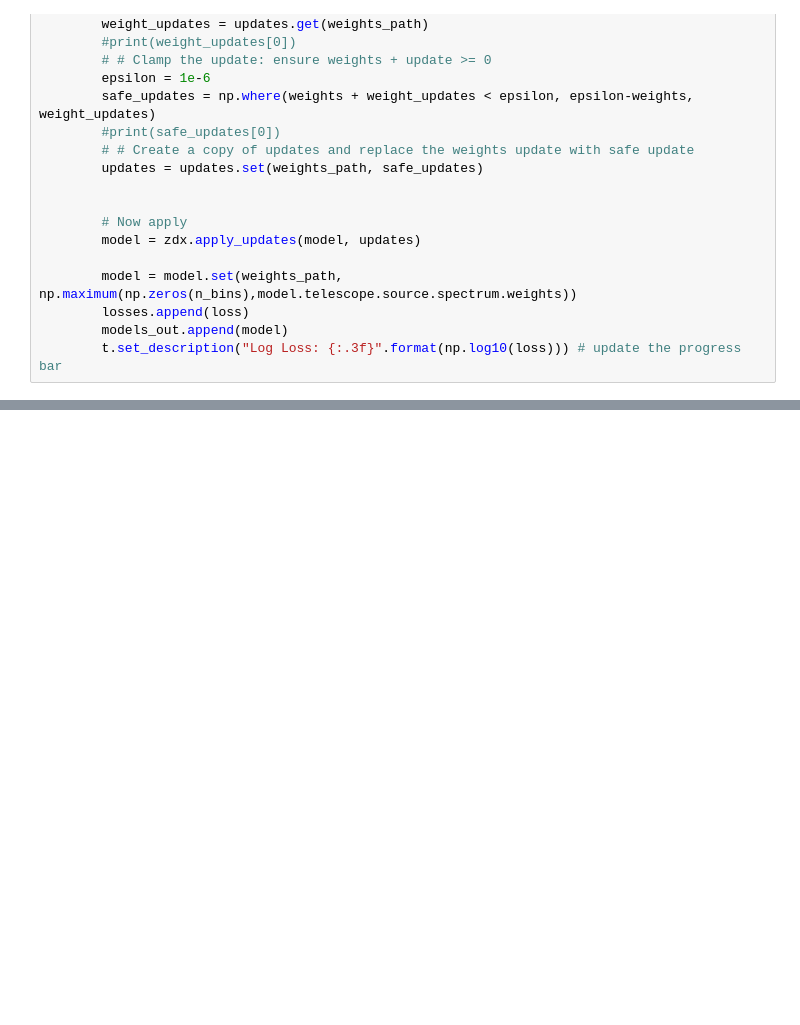
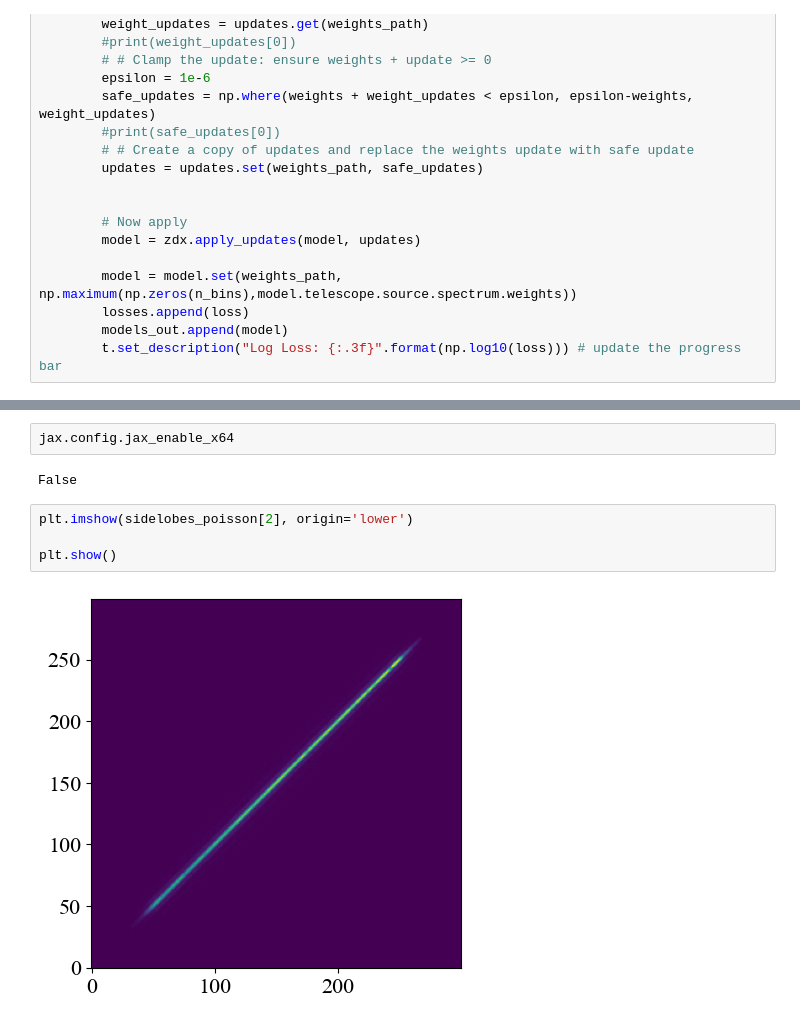
Before and after one commit to milolangker/honours, a Jupyter notebook: wk12/model_4_sidelobes.ipynb, the cells around one changed output, grey strips where cells are left out. Saved outputs shown, nothing was run; the diff lists cells and outputs as text; blank space fills up the shorter version.

```diff
--- a/wk12/model_4_sidelobes.ipynb
+++ b/wk12/model_4_sidelobes.ipynb
@@ -147,0 +226,10 @@ with tqdm(range(100),desc='Gradient Descent') as t:
+# %%
+jax.config.jax_enable_x64
+# %% [output]
+False
+# %%
+plt.imshow(sidelobes_poisson[2], origin='lower')
+
+plt.show()
+# %% [output]
+[figure, added]
```
Also changed, not shown: parts of 6 cells of this notebook, 19 other files.
